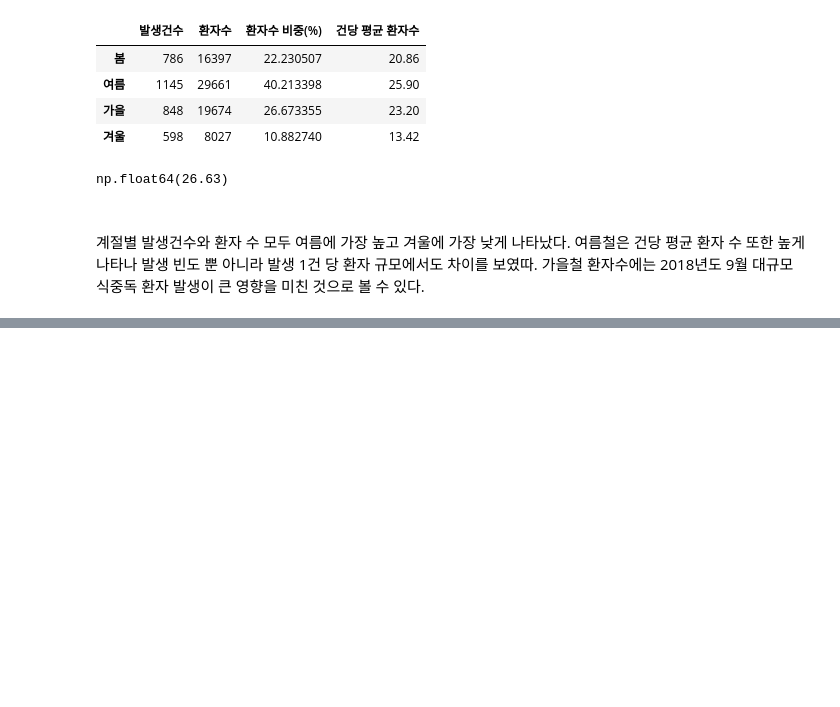
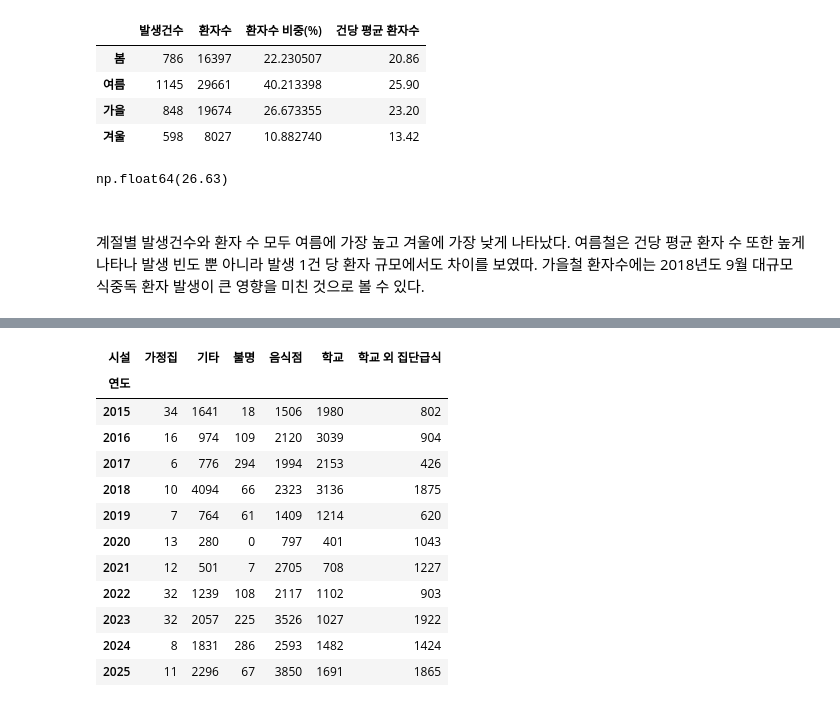
Before and after one commit to mental-18/food-poisoning-analysis, a Jupyter notebook: notebooks/data_analysis.ipynb, the cells around one changed output, grey strips where cells are left out. Cells and saved outputs as stored; diff of their text form; code cells hidden in the pictures; blank space fills up the shorter version.

```diff
--- a/notebooks/data_analysis.ipynb
+++ b/notebooks/data_analysis.ipynb
@@ -272,0 +313,16 @@ np.float64(26.63)
+# %%
+year_facility['환자수'].unstack() # 연도별 / 시설별 환자수 만 보기
+# %% [output]
+| 시설 | 가정집 | 기타 | 불명 | 음식점 | 학교 | 학교 외 집단급식 |
+| 연도 |  |  |  |  |  |  |
+| 2015 | 34 | 1641 | 18 | 1506 | 1980 | 802 |
+| 2016 | 16 | 974 | 109 | 2120 | 3039 | 904 |
+| 2017 | 6 | 776 | 294 | 1994 | 2153 | 426 |
+| 2018 | 10 | 4094 | 66 | 2323 | 3136 | 1875 |
+| 2019 | 7 | 764 | 61 | 1409 | 1214 | 620 |
+| 2020 | 13 | 280 | 0 | 797 | 401 | 1043 |
+| 2021 | 12 | 501 | 7 | 2705 | 708 | 1227 |
+| 2022 | 32 | 1239 | 108 | 2117 | 1102 | 903 |
+| 2023 | 32 | 2057 | 225 | 3526 | 1027 | 1922 |
+| 2024 | 8 | 1831 | 286 | 2593 | 1482 | 1424 |
+| 2025 | 11 | 2296 | 67 | 3850 | 1691 | 1865 |
```
Also changed, not shown: parts of 8 cells of this notebook.
